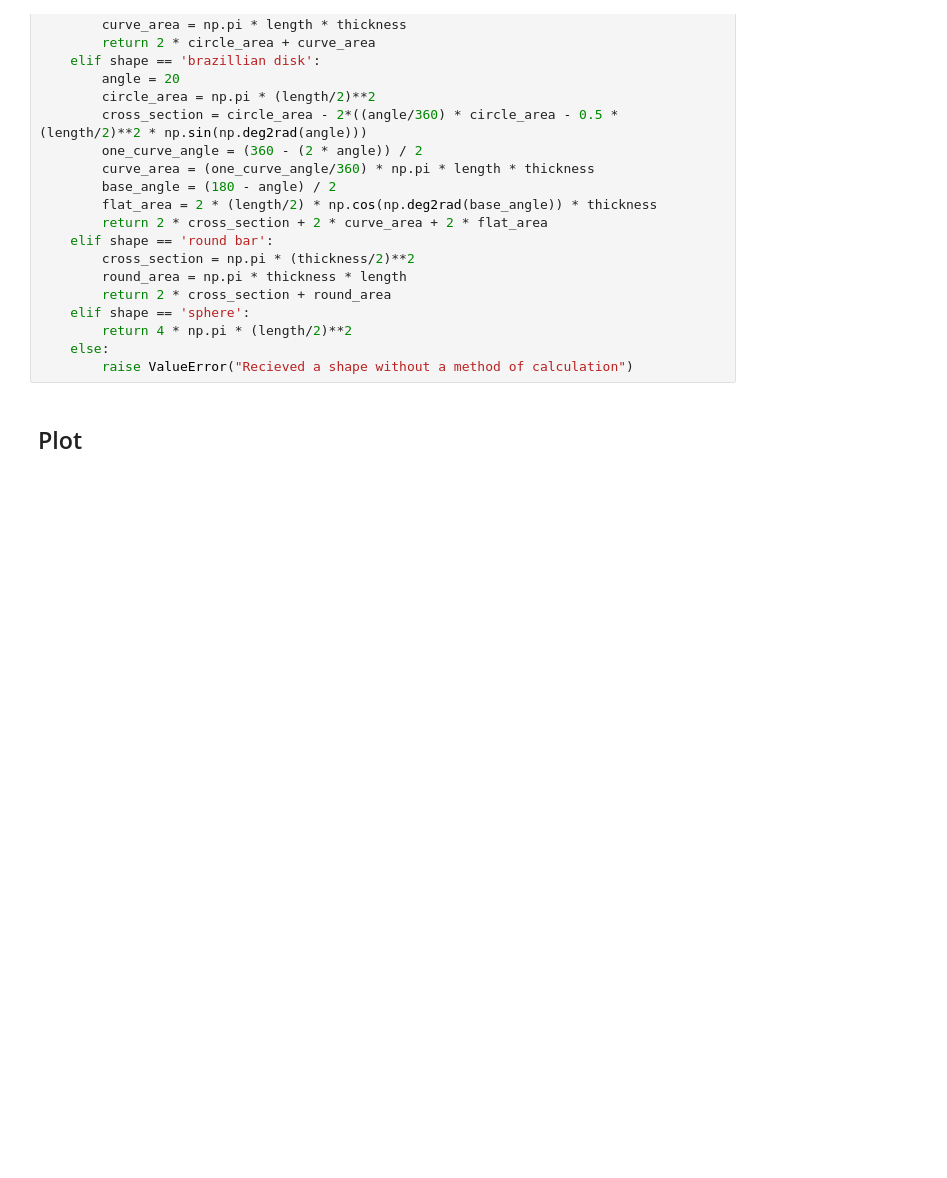
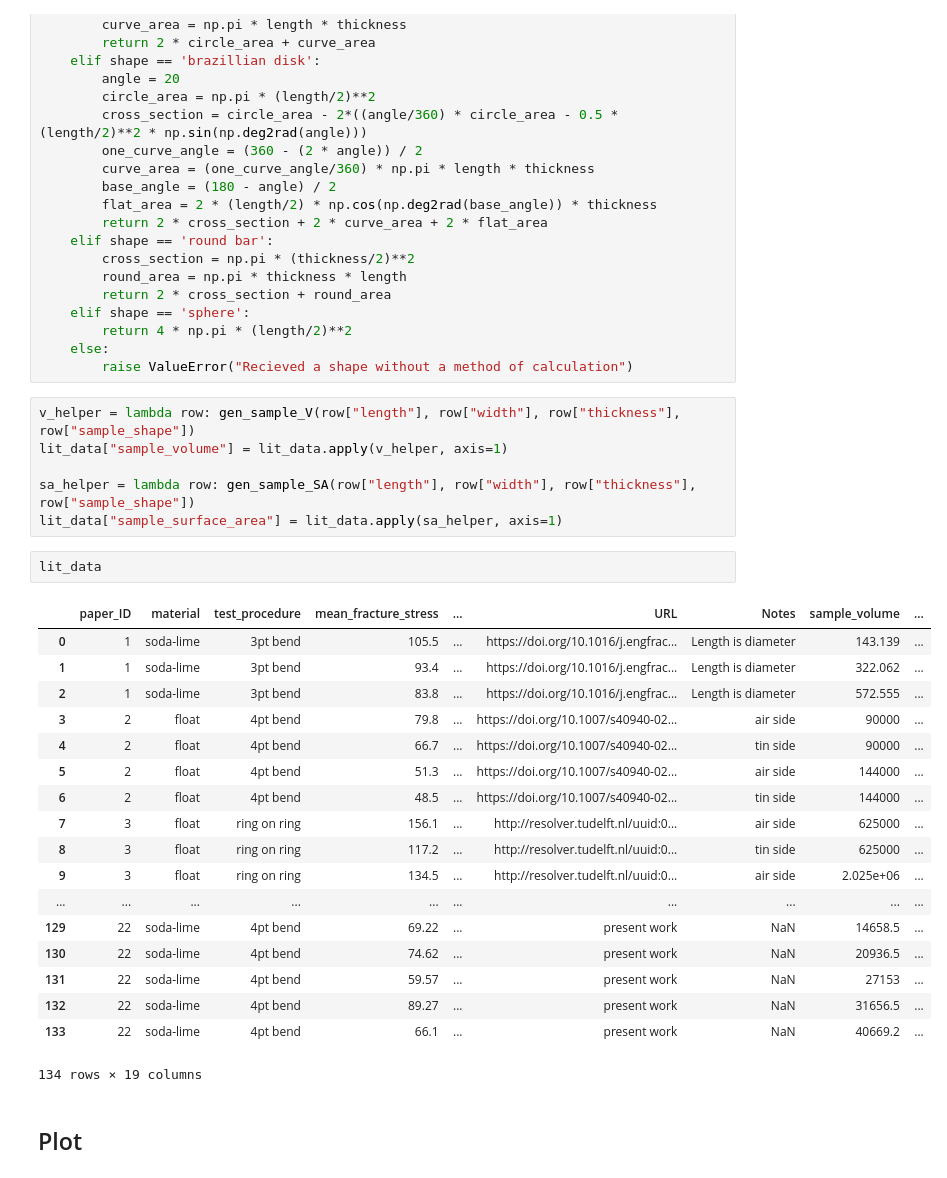
Before and after one commit to Mackus101/GlassMechAnalysis, a Jupyter notebook: analyse.ipynb, the cells around one changed output. Cells and saved outputs as stored; diff of their text form; blank space fills up the shorter version.

Commit message:
Calculate sample sizes

```diff
--- a/analyse.ipynb
+++ b/analyse.ipynb
@@ -1253,5 +1253,32 @@ def gen_sample_SA(length, width, thickness, shape):
         return 4 * np.pi * (length/2)**2
     else:
         raise ValueError("Recieved a shape without a method of calculation")
+# %%
+v_helper = lambda row: gen_sample_V(row["length"], row["width"], row["thickness"], row["sample_shape"])
+lit_data["sample_volume"] = lit_data.apply(v_helper, axis=1)
+
+sa_helper = lambda row: gen_sample_SA(row["length"], row["width"], row["thickness"], row["sample_shape"])
+lit_data["sample_surface_area"] = lit_data.apply(sa_helper, axis=1)
+# %%
+lit_data
+# %% [output]
+|  | paper_ID | material | test_procedure | mean_fracture_stress | ... | URL | Notes | sample_volume | ... |
+| 0 | 1 | soda-lime | 3pt bend | 105.5 | ... | https://doi.org/10.1016/j.engfrac... | Length is diameter | 143.139 | ... |
+| 1 | 1 | soda-lime | 3pt bend | 93.4 | ... | https://doi.org/10.1016/j.engfrac... | Length is diameter | 322.062 | ... |
+| 2 | 1 | soda-lime | 3pt bend | 83.8 | ... | https://doi.org/10.1016/j.engfrac... | Length is diameter | 572.555 | ... |
+| 3 | 2 | float | 4pt bend | 79.8 | ... | https://doi.org/10.1007/s40940-02... | air side | 90000 | ... |
+| 4 | 2 | float | 4pt bend | 66.7 | ... | https://doi.org/10.1007/s40940-02... | tin side | 90000 | ... |
+| 5 | 2 | float | 4pt bend | 51.3 | ... | https://doi.org/10.1007/s40940-02... | air side | 144000 | ... |
+| 6 | 2 | float | 4pt bend | 48.5 | ... | https://doi.org/10.1007/s40940-02... | tin side | 144000 | ... |
+| 7 | 3 | float | ring on ring | 156.1 | ... | http://resolver.tudelft.nl/uuid:0... | air side | 625000 | ... |
+| 8 | 3 | float | ring on ring | 117.2 | ... | http://resolver.tudelft.nl/uuid:0... | tin side | 625000 | ... |
+| 9 | 3 | float | ring on ring | 134.5 | ... | http://resolver.tudelft.nl/uuid:0... | air side | 2.025e+06 | ... |
+| ... | ... | ... | ... | ... | ... | ... | ... | ... | ... |
+| 129 | 22 | soda-lime | 4pt bend | 69.22 | ... | present work | NaN | 14658.5 | ... |
+| 130 | 22 | soda-lime | 4pt bend | 74.62 | ... | present work | NaN | 20936.5 | ... |
+| 131 | 22 | soda-lime | 4pt bend | 59.57 | ... | present work | NaN | 27153 | ... |
+| 132 | 22 | soda-lime | 4pt bend | 89.27 | ... | present work | NaN | 31656.5 | ... |
+| 133 | 22 | soda-lime | 4pt bend | 66.1 | ... | present work | NaN | 40669.2 | ... |
+134 rows × 19 columns
 # %% [markdown]
 ## Plot
```
Also changed, not shown: 1 other file.
